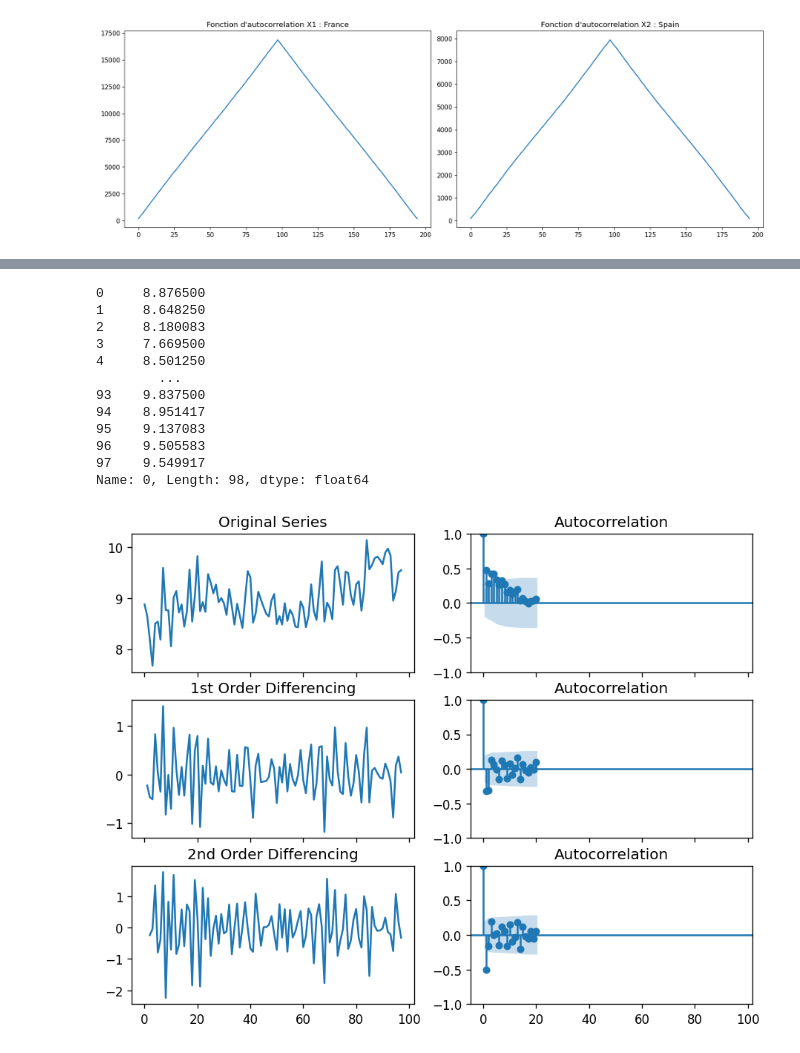
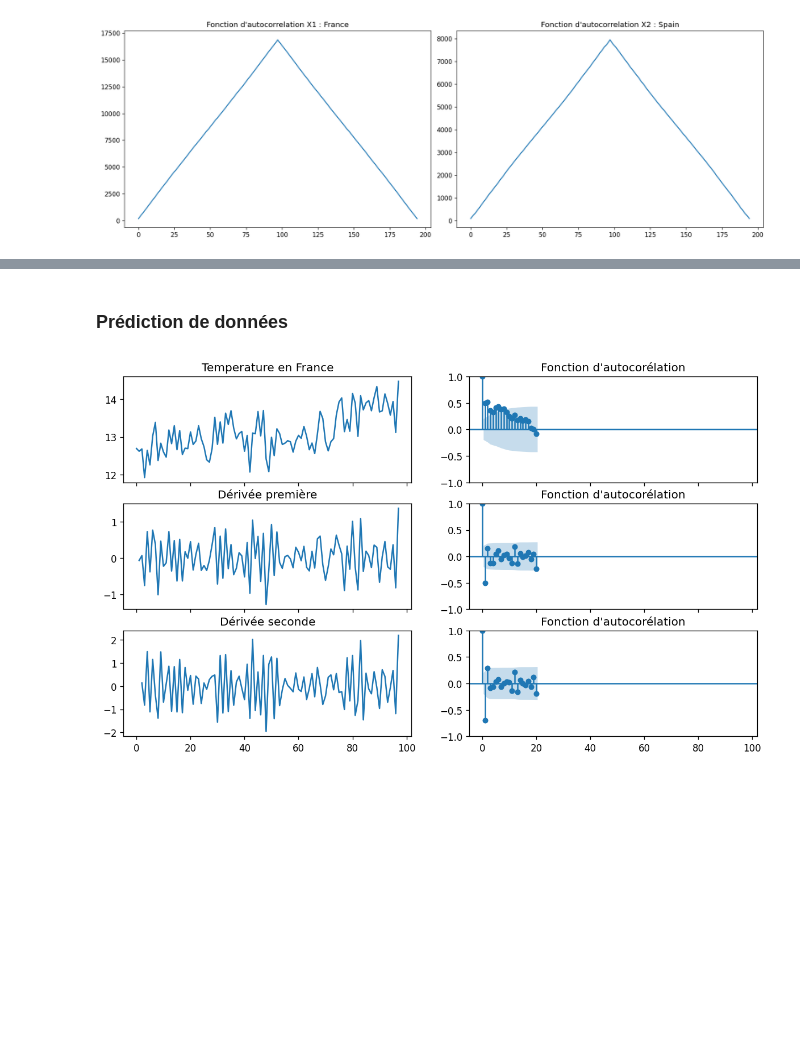
Before and after one commit to AntoineCOCHARD/DATA731-Country-temperature, a Jupyter notebook: proj.ipynb, the cells around one changed output, grey strips where cells are left out. Cells and saved outputs as stored; diff of their text form; code cells hidden in the pictures; blank space fills up the shorter version.

```diff
--- a/proj.ipynb
+++ b/proj.ipynb
@@ -47,6 +15,5 @@ from pyneurgen.nodes import BiasNode, Connection
 # %%
-###################### TRAITEMENT DES DONNEES ######################
-data_france = [[],[]]
+ata_france = [[],[]]
 data_usa = [[],[]]
 data_china = [[],[]]
 data_germany = [[],[]]
@@ -59,7 +26,6 @@ with open('data.csv') as csv_file:
     line_count = 0
     for row in csv_reader:
         if line_count == 0:
-            print(f'Column names are {", ".join(row)}')
             line_count += 1
         else:
             if (row[3] == "France"):
@@ -473,38 +307,30 @@ Text(0.5, 1.0, 'Mean Squared Error by Epoch')
+# %% [markdown]
+### Prédiction de données
 # %%
 import numpy as np, pandas as pd
 from statsmodels.graphics.tsaplots import plot_acf, plot_pacf
 import matplotlib.pyplot as plt
-plt.rcParams.update({'figure.figsize':(9,7), 'figure.dpi':120})
+plt.rcParams.update({'figure.figsize':(12,7), 'figure.dpi':120})
 
 # Import data
-#df = pd.read_csv('https://raw.githubusercontent.com/selva86/datasets/master/wwwusage.csv', names=['value'], header=0)
-df = pd.DataFrame(usa_years[1][1:])
-print(df[0])
+df = pd.DataFrame(france_years[1][1:])
+
 # Original Series
 fig, axes = plt.subplots(3, 2, sharex=True)
-axes[0, 0].plot(df[0]); axes[0, 0].set_title('Original Series')
+axes[0, 0].plot(df[0]); axes[0, 0].set_title('Temperature en France')
 plot_acf(df[0], ax=axes[0, 1])
+axes[0, 1].set_title("Fonction d'autocorélation")
 
 # 1st Differencing
-axes[1, 0].plot(df[0].diff()); axes[1, 0].set_title('1st Order Differencing')
+axes[1, 0].plot(df[0].diff()); axes[1, 0].set_title('Dérivée première')
 plot_acf(df[0].diff().dropna(), ax=axes[1, 1])
+axes[1, 1].set_title("Fonction d'autocorélation")
 
 # 2nd Differencing
-axes[2, 0].plot(df[0].diff().diff()); axes[2, 0].set_title('2nd Order Differencing')
+axes[2, 0].plot(df[0].diff().diff()); axes[2, 0].set_title('Dérivée seconde')
 plot_acf(df[0].diff().diff().dropna(), ax=axes[2, 1])
+axes[2, 1].set_title("Fonction d'autocorélation")
 
 plt.show()
 # %% [output]
-0     8.876500
-1     8.648250
-2     8.180083
-3     7.669500
-4     8.501250
-        ...
-93    9.837500
-94    8.951417
-95    9.137083
-96    9.505583
-97    9.549917
-Name: 0, Length: 98, dtype: float64
-[figure, old version]
+[figure, new version]
```
Also changed, not shown: parts of 34 cells of this notebook, 1 other file.
